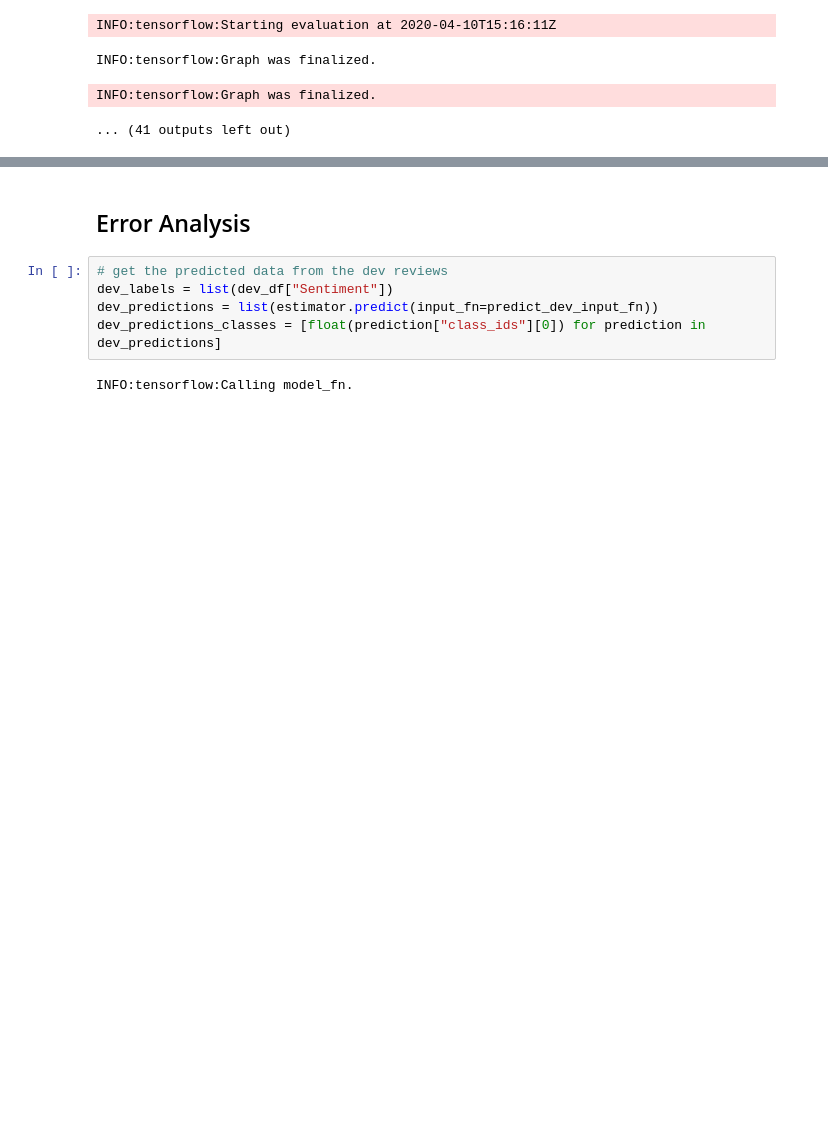
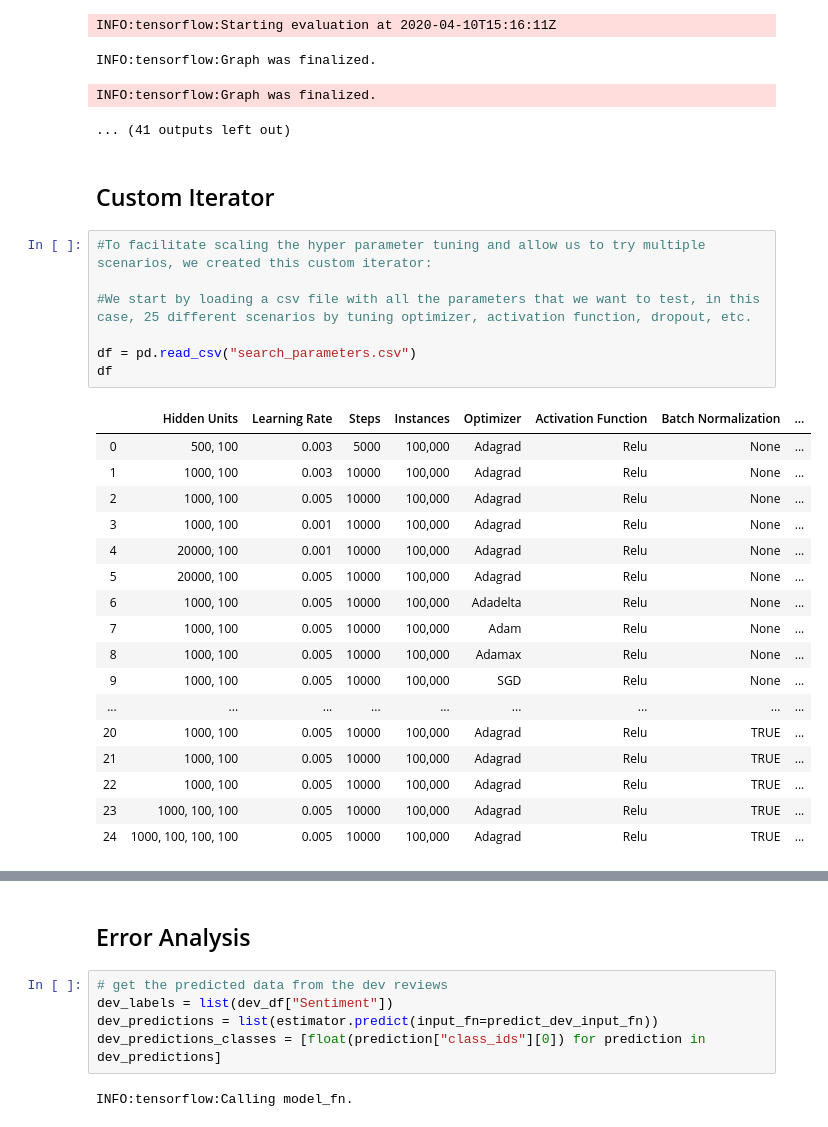
Before and after one commit to deanhuiwang/steam-reviews-sentiment, a Jupyter notebook: steam-reviews-sentiment.ipynb, the cells around one changed output, grey strips where cells are left out. Saved outputs shown, nothing was run; the diff lists cells and outputs as text; blank space fills up the shorter version.

Commit message:
added the iterator code and the files used

```diff
--- a/steam-reviews-sentiment.ipynb
+++ b/steam-reviews-sentiment.ipynb
@@ -147,3 +147,30 @@ INFO:tensorflow:Starting evaluation at 2020-04-10T15:16:11Z
 INFO:tensorflow:Graph was finalized.
 INFO:tensorflow:Graph was finalized.
 ... (41 outputs left out)
+# %% [markdown]
+## Custom Iterator
+# %%
+#To facilitate scaling the hyper parameter tuning and allow us to try multiple scenarios, we created this custom iterator:
+
+#We start by loading a csv file with all the parameters that we want to test, in this case, 25 different scenarios by tuning optimizer, activation function, dropout, etc.
+
+df = pd.read_csv("search_parameters.csv")
+df
+# %% [output]
+|  | Hidden Units | Learning Rate | Steps | Instances | Optimizer | Activation Function | Batch Normalization | ... |
+| 0 | 500, 100 | 0.003 | 5000 | 100,000 | Adagrad | Relu | None | ... |
+| 1 | 1000, 100 | 0.003 | 10000 | 100,000 | Adagrad | Relu | None | ... |
+| 2 | 1000, 100 | 0.005 | 10000 | 100,000 | Adagrad | Relu | None | ... |
+| 3 | 1000, 100 | 0.001 | 10000 | 100,000 | Adagrad | Relu | None | ... |
+| 4 | 20000, 100 | 0.001 | 10000 | 100,000 | Adagrad | Relu | None | ... |
+| 5 | 20000, 100 | 0.005 | 10000 | 100,000 | Adagrad | Relu | None | ... |
+| 6 | 1000, 100 | 0.005 | 10000 | 100,000 | Adadelta | Relu | None | ... |
+| 7 | 1000, 100 | 0.005 | 10000 | 100,000 | Adam | Relu | None | ... |
+| 8 | 1000, 100 | 0.005 | 10000 | 100,000 | Adamax | Relu | None | ... |
+| 9 | 1000, 100 | 0.005 | 10000 | 100,000 | SGD | Relu | None | ... |
+| ... | ... | ... | ... | ... | ... | ... | ... | ... |
+| 20 | 1000, 100 | 0.005 | 10000 | 100,000 | Adagrad | Relu | TRUE | ... |
+| 21 | 1000, 100 | 0.005 | 10000 | 100,000 | Adagrad | Relu | TRUE | ... |
+| 22 | 1000, 100 | 0.005 | 10000 | 100,000 | Adagrad | Relu | TRUE | ... |
+| 23 | 1000, 100, 100 | 0.005 | 10000 | 100,000 | Adagrad | Relu | TRUE | ... |
+| 24 | 1000, 100, 100, 100 | 0.005 | 10000 | 100,000 | Adagrad | Relu | TRUE | ... |
```
Also changed, not shown: parts of 3 cells of this notebook, 14 other files.
